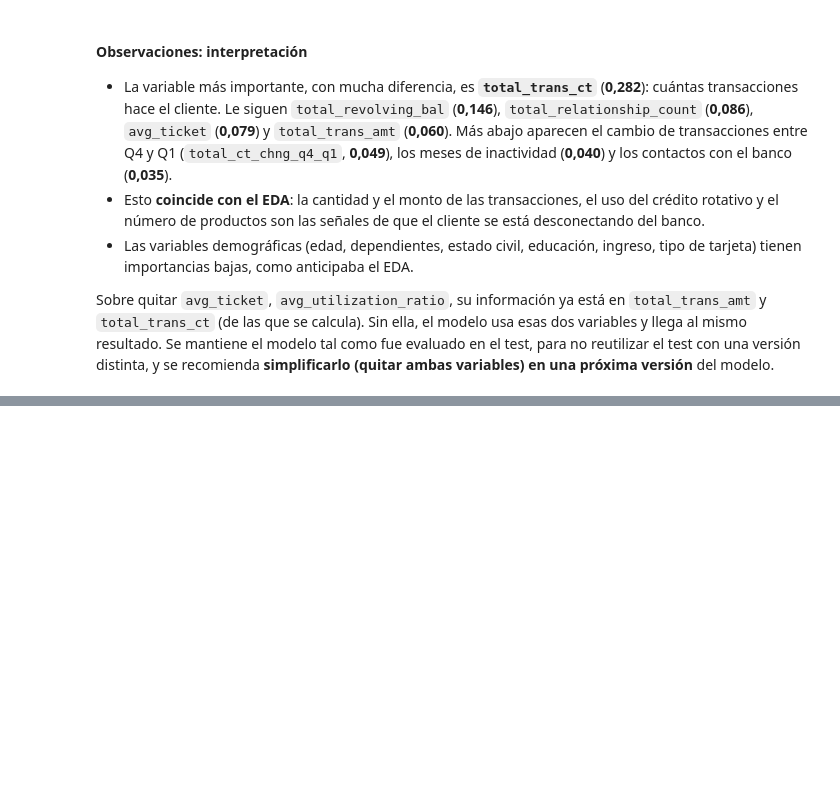
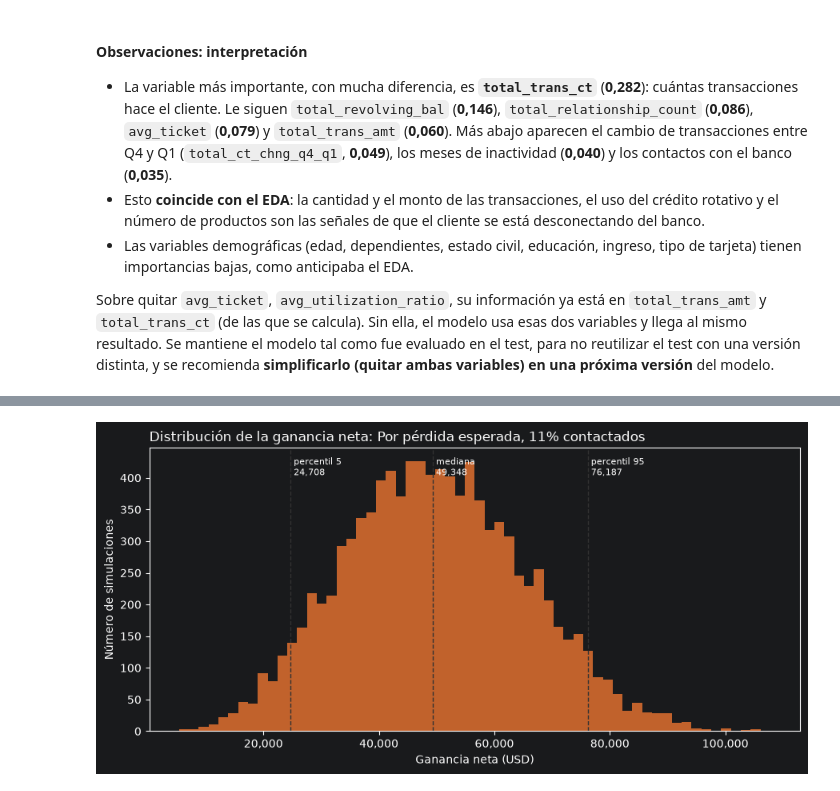
Before and after one commit to crissebasbol/bank_churn_prediction, a Jupyter notebook: notebooks/churn_analysis.ipynb, the cells around one changed output, grey strips where cells are left out. Drawn from its saved outputs; the diff is of its cells as text; code cells hidden in the pictures; blank space fills up the shorter version.

```diff
--- a/notebooks/churn_analysis.ipynb
+++ b/notebooks/churn_analysis.ipynb
@@ -1259,0 +1327,6 @@ Sobre quitar `avg_ticket`, `avg_utilization_ratio`, su información ya está en
+# %%
+best_pct = mc_best.loc["Por pérdida esperada", "% contactados"]
+fig = montecarlo.plot_profit_distribution(mc_sims, "Por pérdida esperada", best_pct)
+viz.save_fig(fig, "18_montecarlo_distribution")
+# %% [output]
+[figure, added]
```
Also changed, not shown: parts of 12 cells of this notebook, 3 other files.
